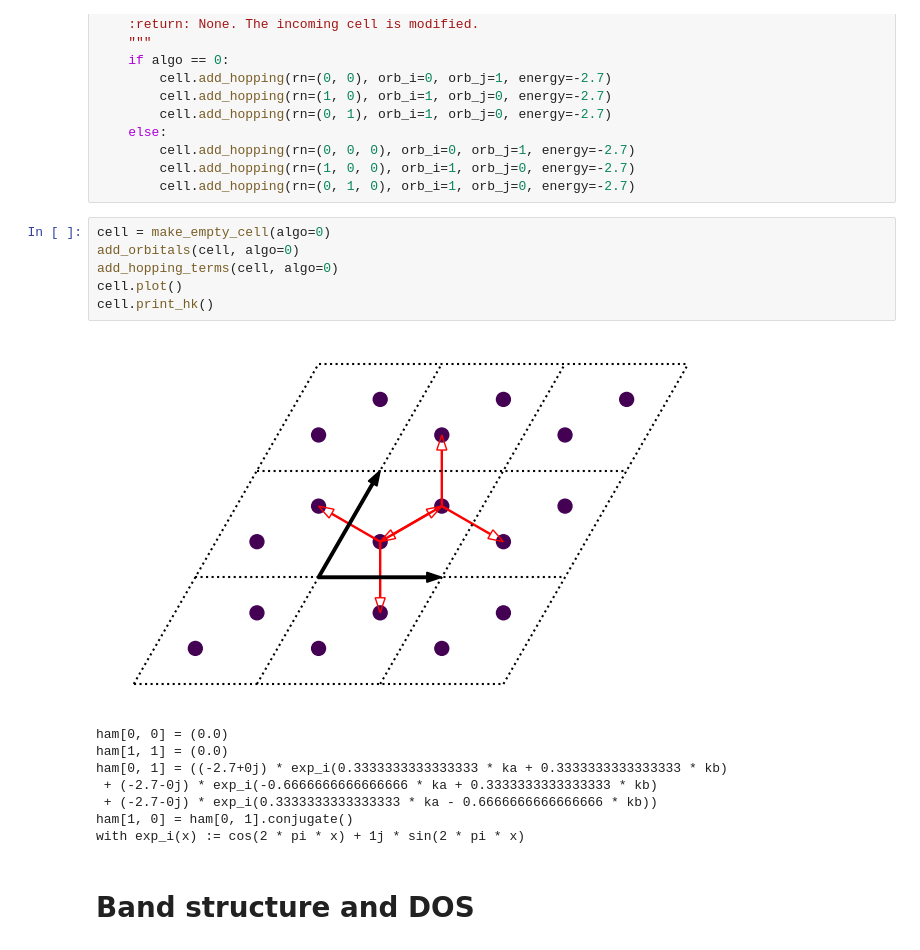
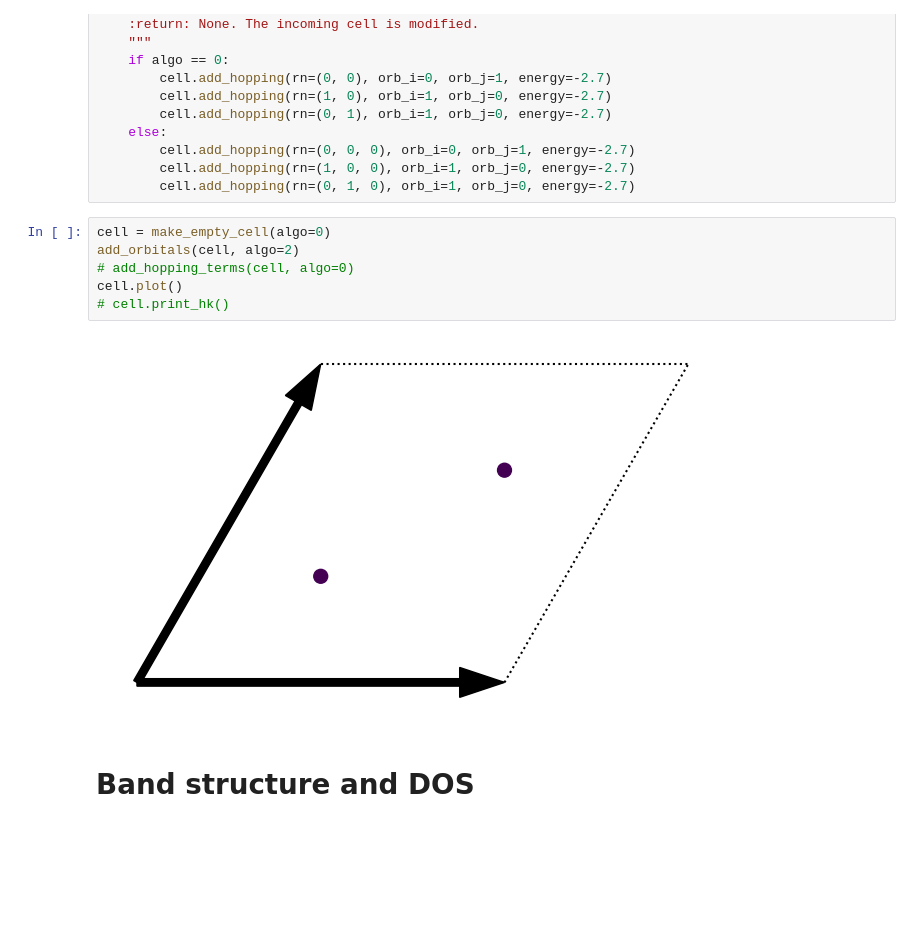
Before and after one commit to alapena/graph2mat4abn, a Jupyter notebook: tutorials/tbplas/tbplas_dos.ipynb, the cells around one changed output. Cells and saved outputs as stored; diff of their text form; blank space fills up the shorter version.

```diff
--- a/scripts/tbplas_dos.ipynb
+++ b/tutorials/tbplas/tbplas_dos.ipynb
@@ -66,19 +66,12 @@ def add_hopping_terms(cell: tb.PrimitiveCell, algo: int = 0) -> None:
         cell.add_hopping(rn=(0, 1, 0), orb_i=1, orb_j=0, energy=-2.7)
 # %%
 cell = make_empty_cell(algo=0)
-add_orbitals(cell, algo=0)
-add_hopping_terms(cell, algo=0)
+add_orbitals(cell, algo=2)
+# add_hopping_terms(cell, algo=0)
 cell.plot()
-cell.print_hk()
+# cell.print_hk()
 # %% [output]
-[figure, old version]
+[figure, new version]
-ham[0, 0] = (0.0)
-ham[1, 1] = (0.0)
-ham[0, 1] = ((-2.7+0j) * exp_i(0.3333333333333333 * ka + 0.3333333333333333 * kb)
- + (-2.7-0j) * exp_i(-0.6666666666666666 * ka + 0.3333333333333333 * kb)
- + (-2.7-0j) * exp_i(0.3333333333333333 * ka - 0.6666666666666666 * kb))
-ham[1, 0] = ham[0, 1].conjugate()
-with exp_i(x) := cos(2 * pi * x) + 1j * sin(2 * pi * x)
 # %% [markdown]
 # Band structure and DOS
 # %%
```
Also changed, not shown: 13 other files.
